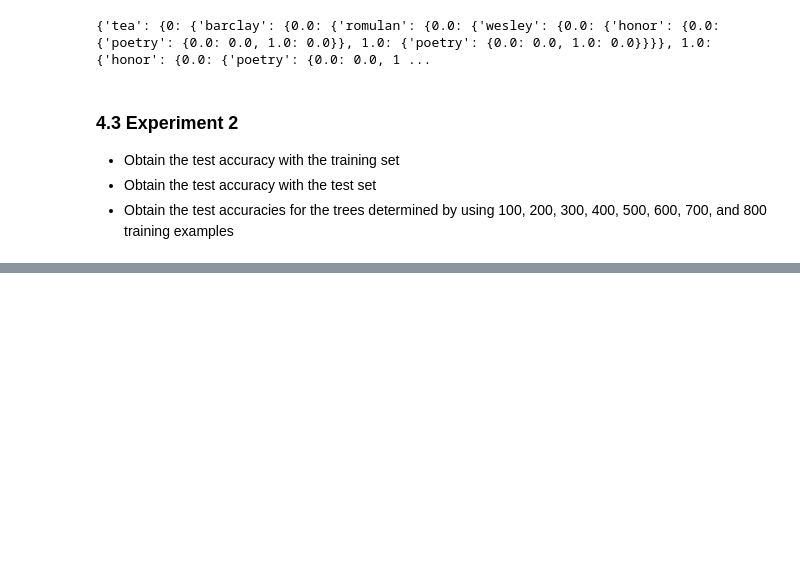
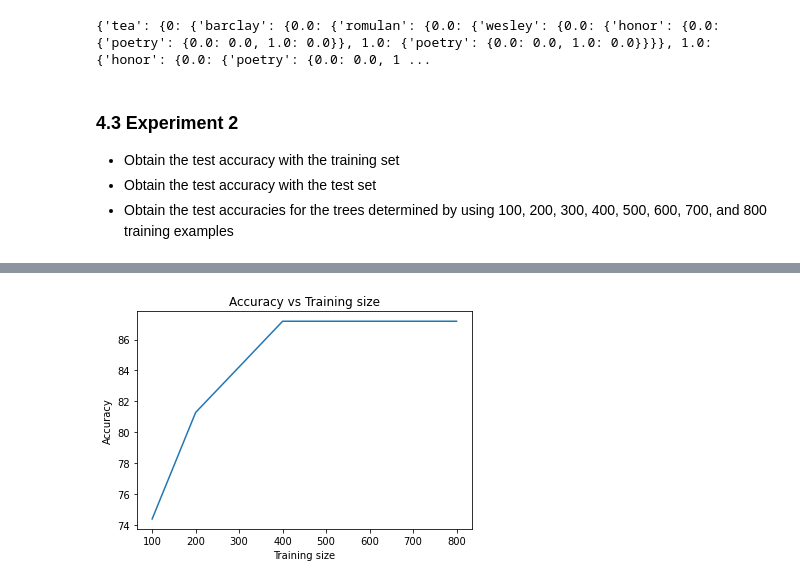
Before and after one commit to balboa9623/Machine-Learning, a Jupyter notebook: PA5_PartII_KING_MATHEW/DT_Part_II.ipynb, the cells around one changed output, grey strips where cells are left out. Cells and saved outputs as stored; diff of their text form; code cells hidden in the pictures; blank space fills up the shorter version.

Commit message:
added learning curve -RM

```diff
--- a/PA5_PartII_KING_MATHEW/DT_Part_II.ipynb
+++ b/PA5_PartII_KING_MATHEW/DT_Part_II.ipynb
@@ -435,3 +436,13 @@ Test accuracy for a training set of 700 data points is
 The prediction accuracy is:  87.192118226601 %
 Test accuracy for a training set of 800 data points is
 The prediction accuracy is:  87.192118226601 %
+# %%
+x_test = [100, 200, 300, 400, 500, 600, 700, 800]
+y_test = [74.38, 81.28, 84.23, 87.19, 87.19, 87.19, 87.19, 87.19]
+plt.ylabel('Accuracy')
+plt.xlabel('Training size')
+plt.title('Accuracy vs Training size')
+plt.plot(x_test, y_test)
+plt.show()
+# %% [output]
+[figure, added]
```
Also changed, not shown: parts of 2 cells of this notebook, 2 other files.
